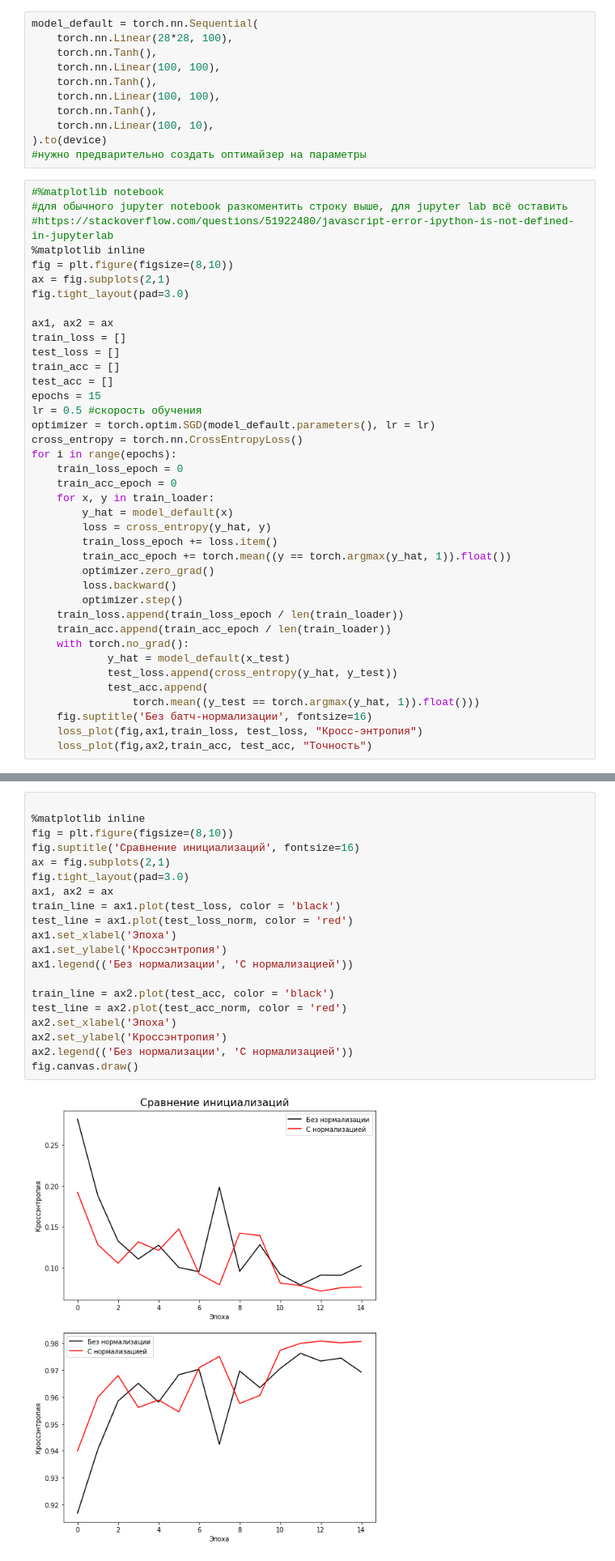
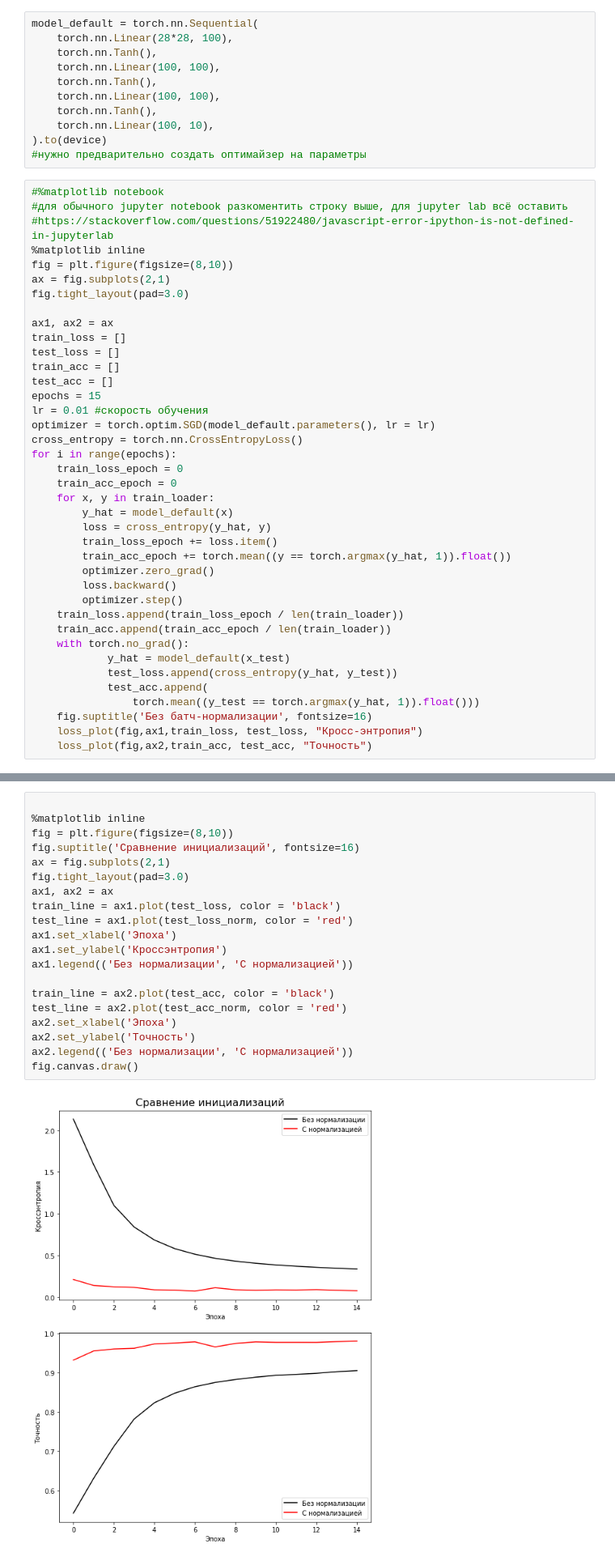
Before and after one commit to sergeyerr/Deep_learning_Neekolenko_pytorch, a Jupyter notebook: Батч-нормализация, стр. 160-161/MNIST_batch_norm.ipynb, the cells around one changed output, grey strips where cells are left out. Shown: that part at 81% size. Saved outputs shown, nothing was run; the diff lists cells and outputs as text.

```diff
--- a/Батч-нормализация, стр. 160-161/MNIST_batch_norm.ipynb
+++ b/Батч-нормализация, стр. 160-161/MNIST_batch_norm.ipynb
@@ -61,7 +61,7 @@ test_loss = []
 train_acc = []
 test_acc = []
 epochs = 15
-lr = 0.5 #скорость обучения
+lr = 0.01 #скорость обучения
 optimizer = torch.optim.SGD(model_default.parameters(), lr = lr)
 cross_entropy = torch.nn.CrossEntropyLoss()
 for i in range(epochs):
@@ -140,22 +140,22 @@ for i in range(epochs):
 # %%
 
 %matplotlib inline
 fig = plt.figure(figsize=(8,10))
 fig.suptitle('Сравнение инициализаций', fontsize=16)
 ax = fig.subplots(2,1)
 fig.tight_layout(pad=3.0)
 ax1, ax2 = ax
 train_line = ax1.plot(test_loss, color = 'black')
 test_line = ax1.plot(test_loss_norm, color = 'red')
 ax1.set_xlabel('Эпоха')
 ax1.set_ylabel('Кроссэнтропия')
 ax1.legend(('Без нормализации', 'С нормализацией'))
 
 train_line = ax2.plot(test_acc, color = 'black')
 test_line = ax2.plot(test_acc_norm, color = 'red')
 ax2.set_xlabel('Эпоха')
-ax2.set_ylabel('Кроссэнтропия')
+ax2.set_ylabel('Точность')
 ax2.legend(('Без нормализации', 'С нормализацией'))
 fig.canvas.draw()
 # %% [output]
-[figure, old version]
+[figure, new version]
```
Also changed, not shown: parts of 2 cells of this notebook, 2 other files.
